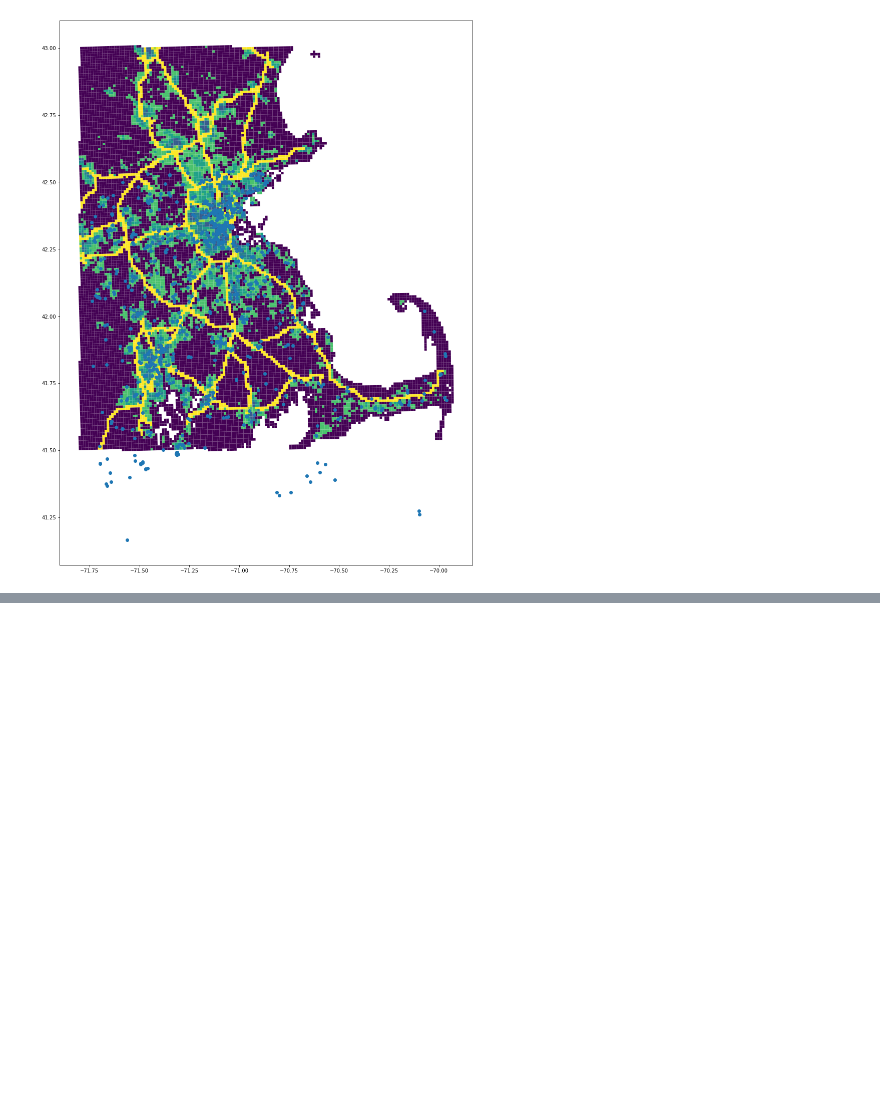
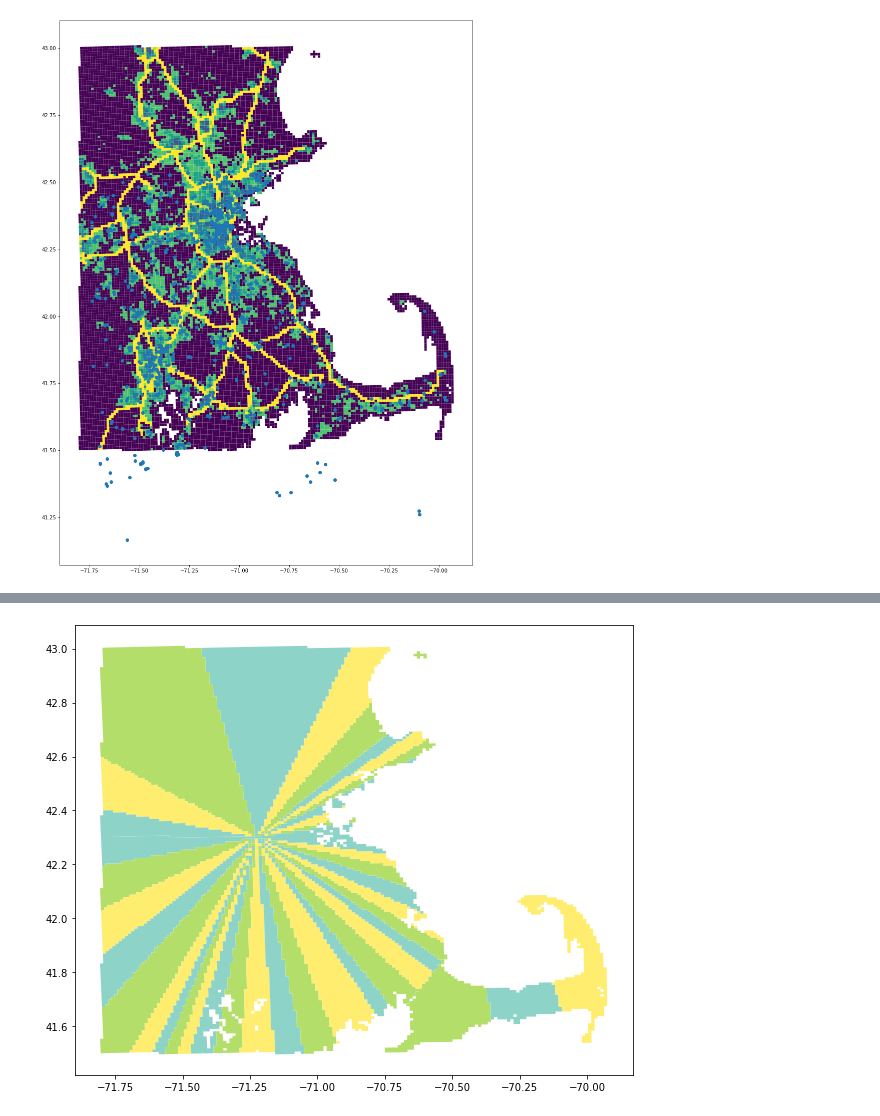
Before and after one commit to bwsi-remote-sensing-2020/final-exercise-students-jvonk, a Jupyter notebook: Final-exercise-overview.ipynb, the cells around one changed output, grey strips where cells are left out. Cells and saved outputs as stored; diff of their text form; code cells hidden in the pictures; blank space fills up the shorter version.

```diff
--- a/Final-exercise-overview.ipynb
+++ b/Final-exercise-overview.ipynb
@@ -219,0 +270,17 @@ plt.savefig('shelter_locations.svg', bbox_inches='tight')
+# %%
+# set region for each cape
+game_grid.loc[game_grid.within(cape),'REGION'] = 40-1
+game_grid.loc[game_grid.within(cape_small1),'REGION'] = 40-2
+game_grid.loc[game_grid.within(cape_small2),'REGION'] = 40-3
+# %%
+# combine grid cells into polygon for each region
+region_polygons=gpd.GeoDataFrame(geometry=game_grid.groupby('REGION').apply(lambda x:x.unary_union))
+# %%
+# choose colors for 3-coloring
+colors=np.append(np.arange(len(region_polygons)-3)%3,[1,0,2])
+# %%
+# plot the regions
+region_polygons.plot(colors,figsize=(10,10),cmap='Set3')
+plt.savefig('initial_regions.svg', bbox_inches='tight')
+# %% [output]
+[figure, added]
```
Also changed, not shown: parts of 31 cells of this notebook, 7 other files.
